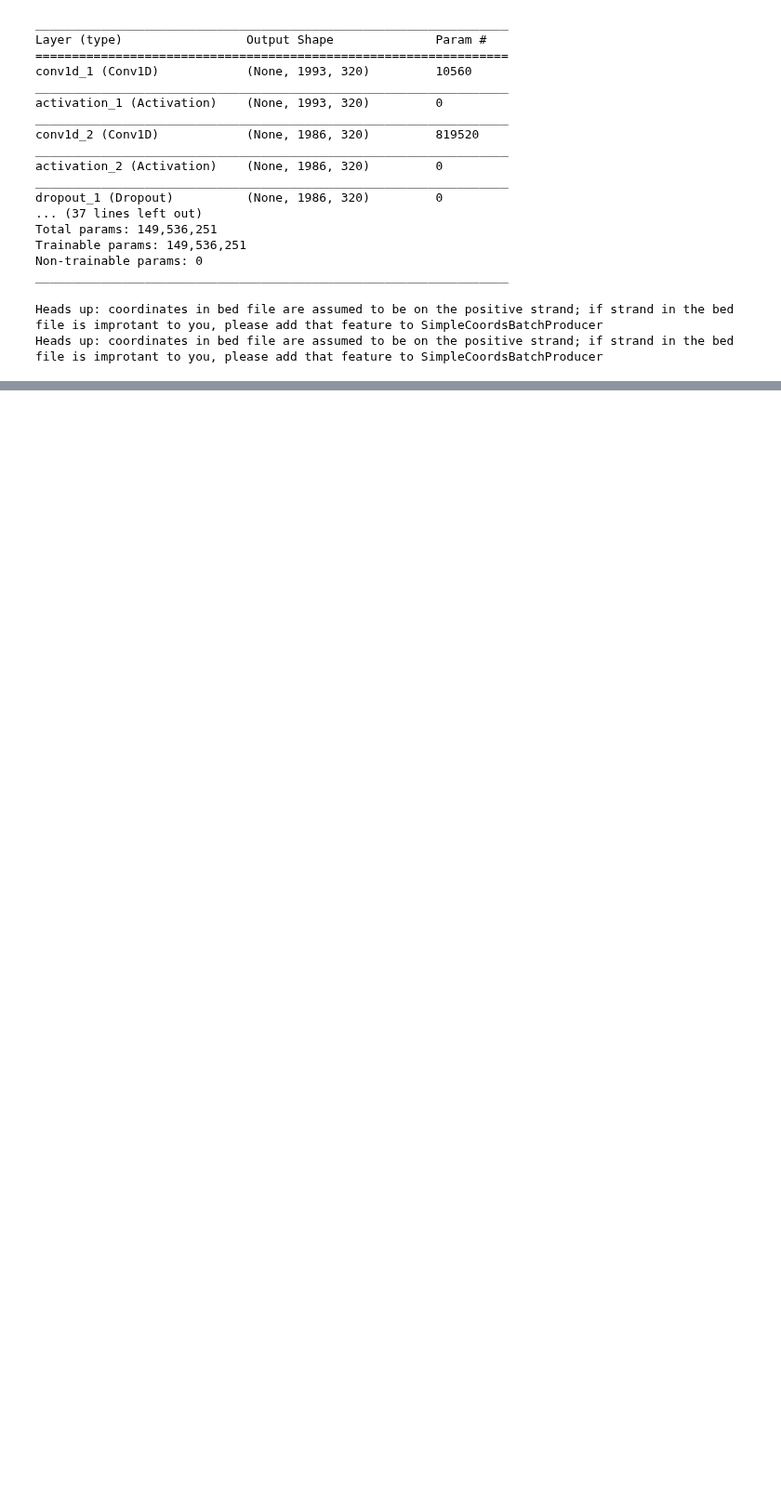
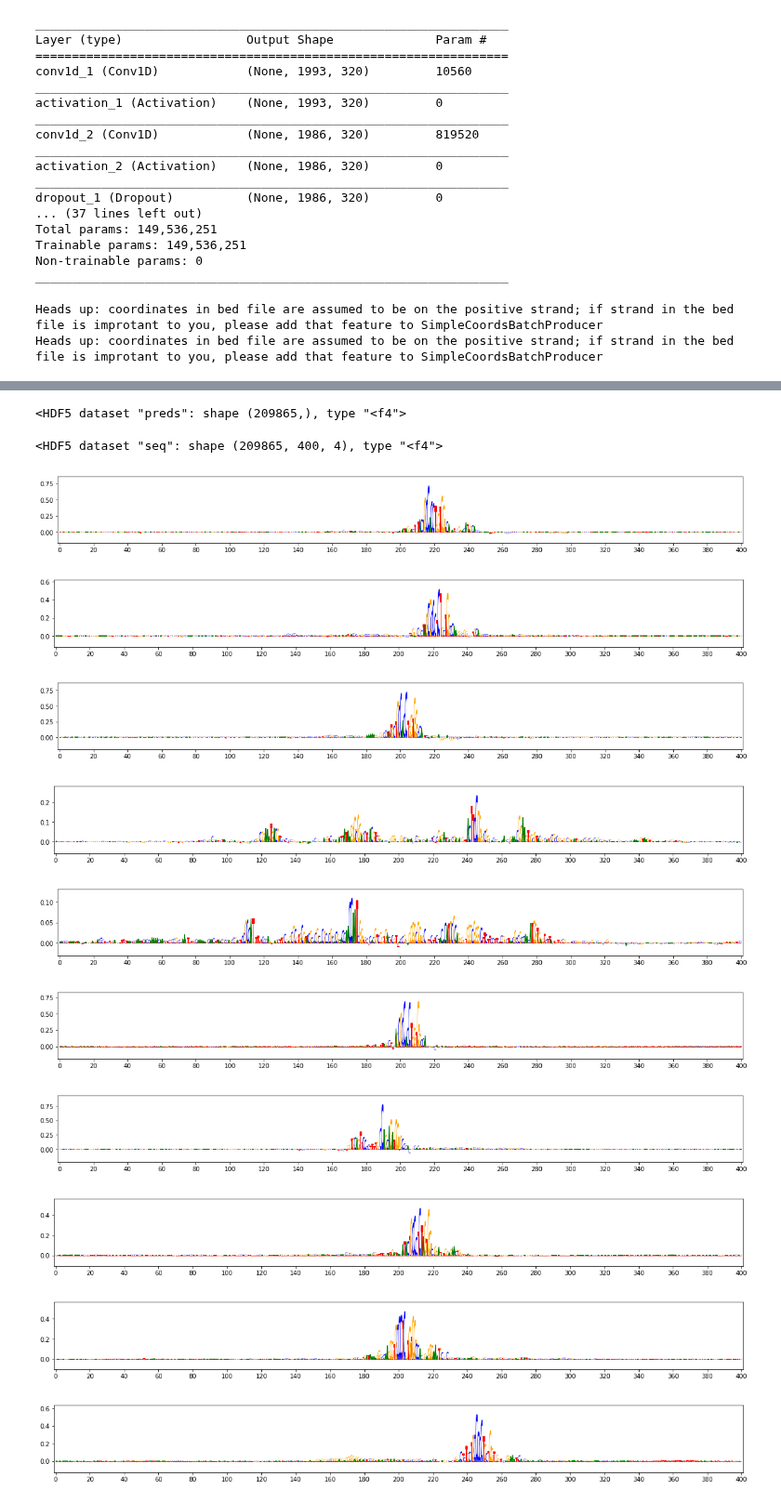
Before and after one commit to kundajelab/tfmodisco_bio_experiments, a Jupyter notebook: K562_DeepSEA/Compute_Importance_Scores.ipynb, the cells around one changed output, grey strips where cells are left out. Shown at 93% size. Drawn from its saved outputs; the diff is of its cells as text; code cells hidden in the pictures; blank space fills up the shorter version.

Commit message:
notebook for computing importance scores

```diff
--- a/K562_DeepSEA/Compute_Importance_Scores.ipynb
+++ b/K562_DeepSEA/Compute_Importance_Scores.ipynb
@@ -179,0 +194,8 @@ for batch_idx in range(len(positives_coords_batch_producer)):
+# %%
+f["preds"]
+# %% [output]
+<HDF5 dataset "preds": shape (209865,), type "<f4">
+# %%
+f["seq"]
+# %% [output]
+<HDF5 dataset "seq": shape (209865, 400, 4), type "<f4">
@@ -179,0 +204,24 @@ for batch_idx in range(len(positives_coords_batch_producer)):
+# %%
+import numpy as np
+f = h5py.File("scores.h5", mode="r")
+preds = np.array(f["preds"][:])
+# %%
+sorted_indices = np.array([x[0] for x in
+                           sorted(enumerate(preds), key=lambda x: -x[1])])
+# %%
+from modisco.visualization import viz_sequence
+
+for idx in sorted_indices[:10]:
+    viz_sequence.plot_weights((f["hyp_imp"][idx]*f["seq"][idx]),
+                              subticks_frequency=20)
+# %% [output]
+[figure, added]
+[figure, added]
+[figure, added]
+[figure, added]
+[figure, added]
+[figure, added]
+[figure, added]
+[figure, added]
+[figure, added]
+[figure, added]
```
Also changed, not shown: parts of 13 cells of this notebook.
